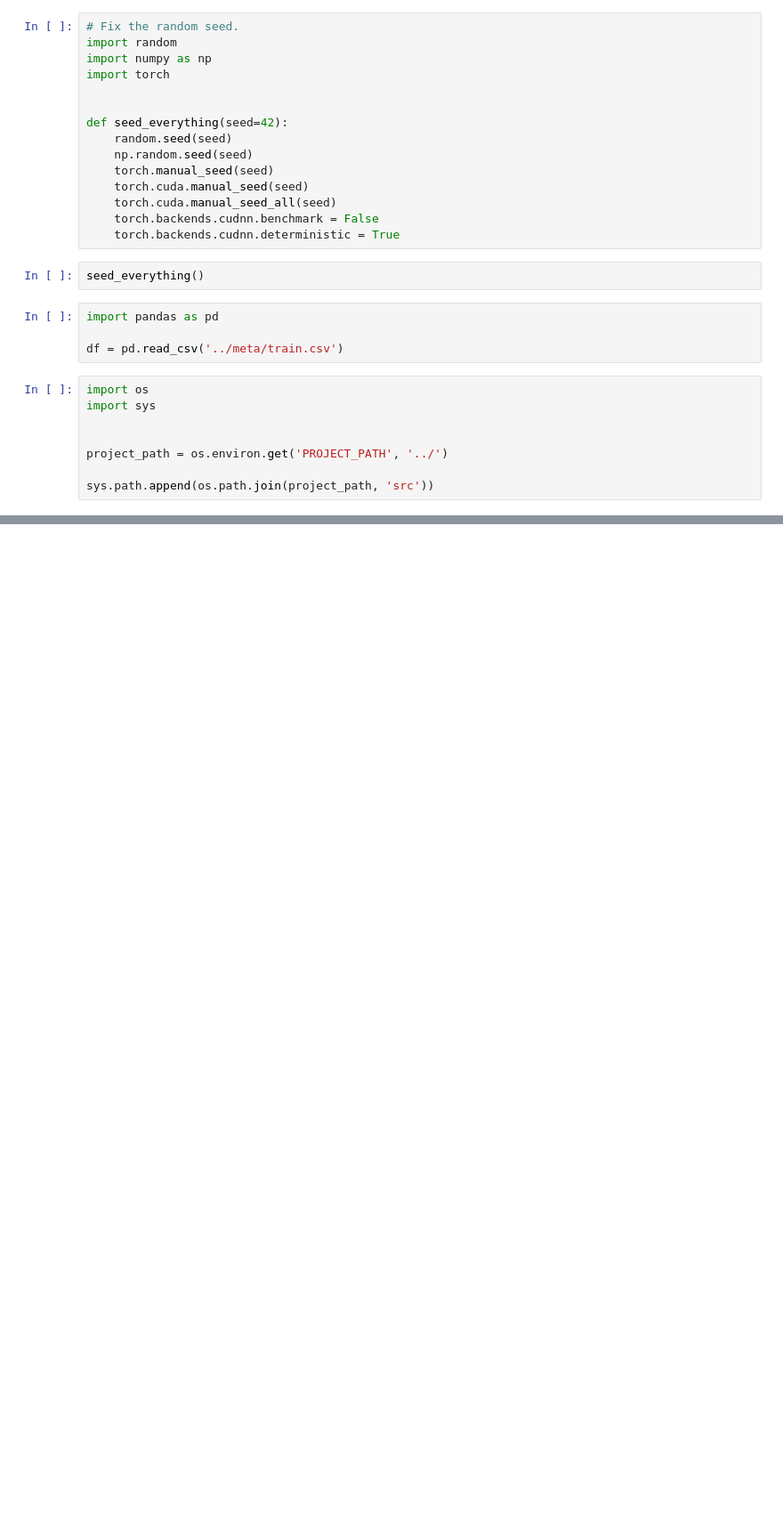
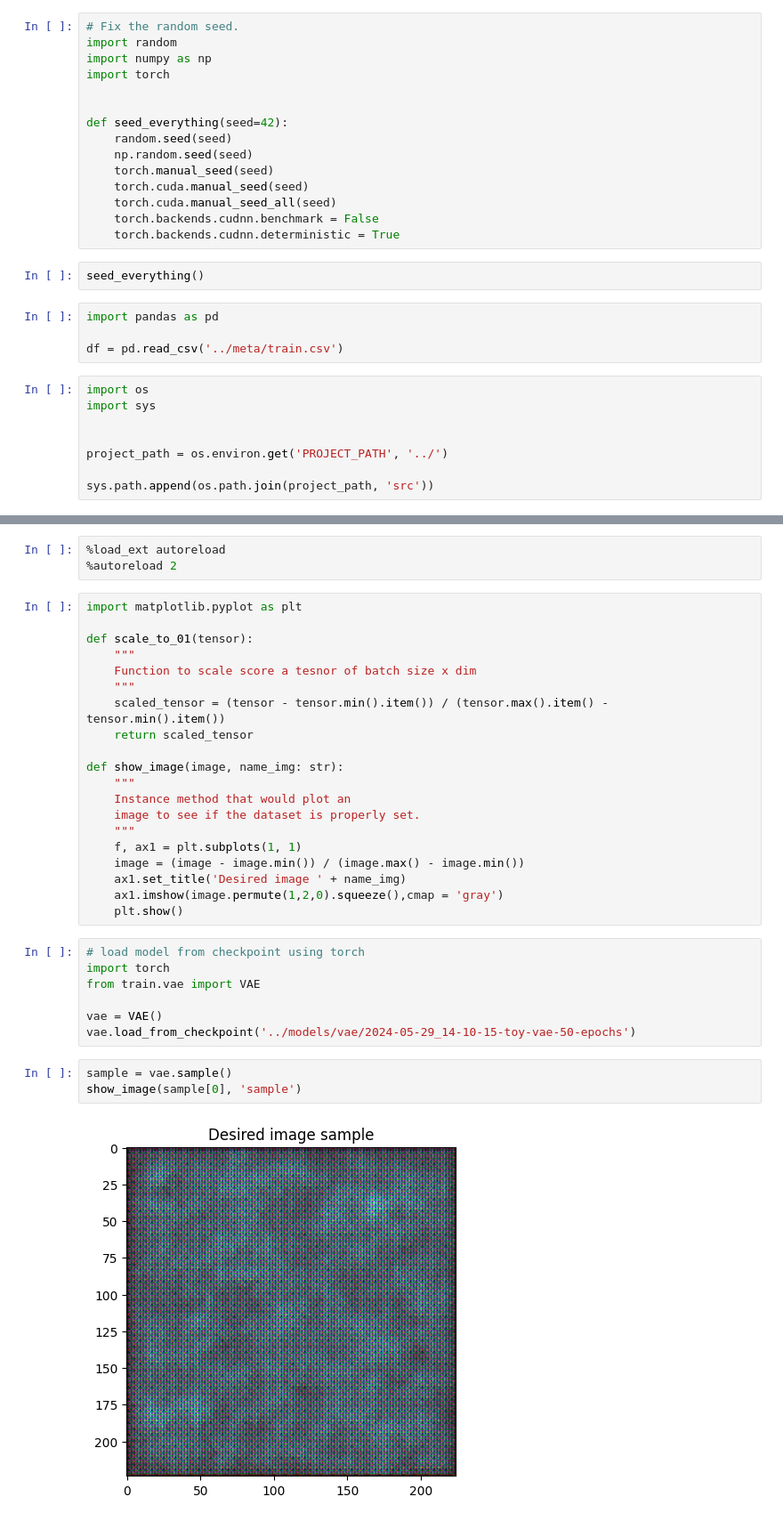
Before and after one commit to juanpajedrez/CS231N-Final-Proj, a Jupyter notebook: notebooks/experiments.ipynb, the cells around one changed output, grey strips where cells are left out. Shown at 89% size. Cells and saved outputs as stored; diff of their text form; blank space fills up the shorter version.

```diff
--- a/notebooks/experiments.ipynb
+++ b/notebooks/experiments.ipynb
@@ -35,0 +81,35 @@ dfs_holder, dfs_names = DfReader(data='small').get_dfs()
+# %%
+%load_ext autoreload
+%autoreload 2
+# %%
+import matplotlib.pyplot as plt
+
+def scale_to_01(tensor):
+    """
+    Function to scale score a tesnor of batch size x dim
+    """
+    scaled_tensor = (tensor - tensor.min().item()) / (tensor.max().item() - tensor.min().item())
+    return scaled_tensor
+
+def show_image(image, name_img: str):
+    """
+    Instance method that would plot an
+    image to see if the dataset is properly set.
+    """
+    f, ax1 = plt.subplots(1, 1)
+    image = (image - image.min()) / (image.max() - image.min())
+    ax1.set_title('Desired image ' + name_img)
+    ax1.imshow(image.permute(1,2,0).squeeze(),cmap = 'gray')
+    plt.show()
+# %%
+# load model from checkpoint using torch
+import torch
+from train.vae import VAE
+
+vae = VAE()
+vae.load_from_checkpoint('../models/vae/2024-05-29_14-10-15-toy-vae-50-epochs')
+# %%
+sample = vae.sample()
+show_image(sample[0], 'sample')
+# %% [output]
+[figure, added]
```
Also changed, not shown: parts of 11 cells of this notebook, 3 other files.
